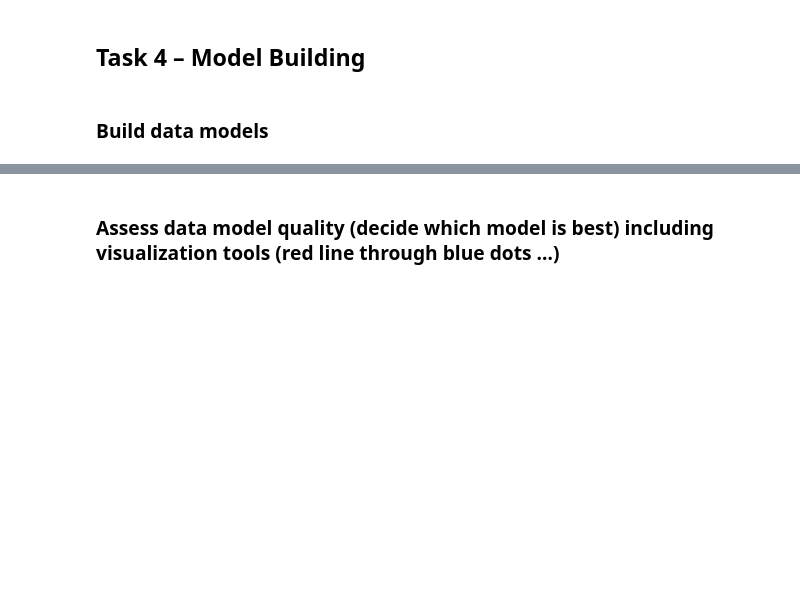
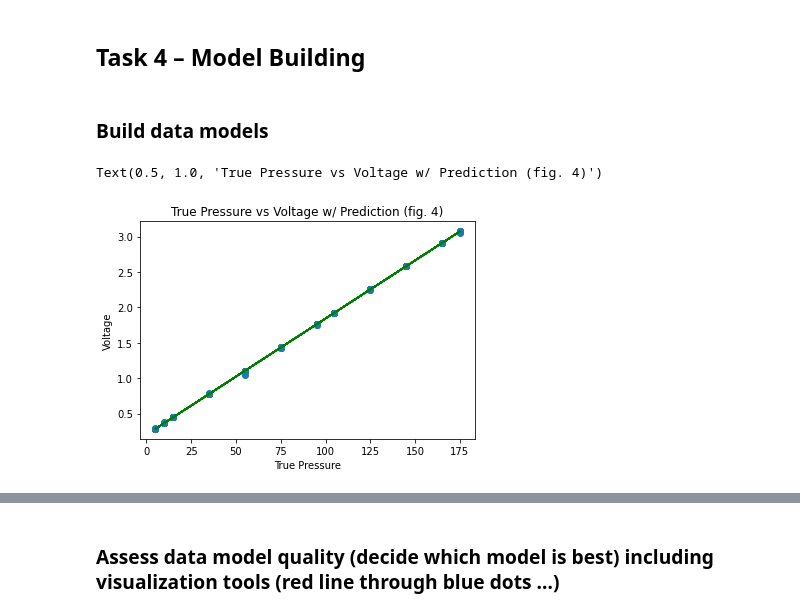
Before and after one commit to TeaOfTheSea/InstrumentCalibrationGit, a Jupyter notebook: InstrumentCalibration-Project.ipynb, the cells around one changed output, grey strips where cells are left out. Cells and saved outputs as stored; diff of their text form; code cells hidden in the pictures; blank space fills up the shorter version.

Commit message:
Completed the first thing of Task 4... Also, I may have accidentally made two columns for each prediction and could df.drop was not working so that exists now...

```diff
--- a/InstrumentCalibration-Project.ipynb
+++ b/InstrumentCalibration-Project.ipynb
@@ -260,3 +261,29 @@ We Will be using the ordinary least squares method, as it is the model we feel i
 ## Task 4 – Model Building
 # %% [markdown]
 ### Build data models
+# %%
+tpvr = np.corrcoef(sensorData['truePressure'], sensorData['voltage'])[0,1] #True Pressure Voltage Correlation Coefficient
+tpapr = np.corrcoef(sensorData['truePressure'], sensorData['analogPressure'])[0,1] #True Pressure Analogue Pressure Correlation Coefficient
+
+tpvSlopeOU = (tpvr*np.std(sensorData['voltage']))/(np.std(sensorData['truePressure']))
+tpvInterOU = np.mean(sensorData['voltage']) - (tpvSlopeOU*np.mean(sensorData['truePressure']))
+
+#slope and intercept of True Pressure Voltage in Original Units ^
+
+tpapSlopeOU = (tpapr*np.std(sensorData['analogPressure']))/(np.std(sensorData['truePressure']))
+tpapInterOU = np.mean(sensorData['analogPressure']) - (tpapSlopeOU*np.mean(sensorData['truePressure']))
+
+#same but of True Pressure and Analog Pressure ^
+
+sensorData['tpvPrediction']= tpvSlopeOU * sensorData['truePressure'] + tpvInterOU
+sensorData['tpapPrediction']= tpapSlopeOU * sensorData['truePressure'] + tpapInterOU
+
+
+plt.scatter('truePressure', 'voltage', data=sensorData)
+plt.plot('truePressure', 'tpvPrediction', data=sensorData, color='green')
+plt.ylabel('Voltage')
+plt.xlabel('True Pressure')
+plt.title('True Pressure vs Voltage w/ Prediction (fig. 4)')
+# %% [output]
+Text(0.5, 1.0, 'True Pressure vs Voltage w/ Prediction (fig. 4)')
+[figure, added]
```
Also changed, not shown: parts of 2 cells of this notebook.
